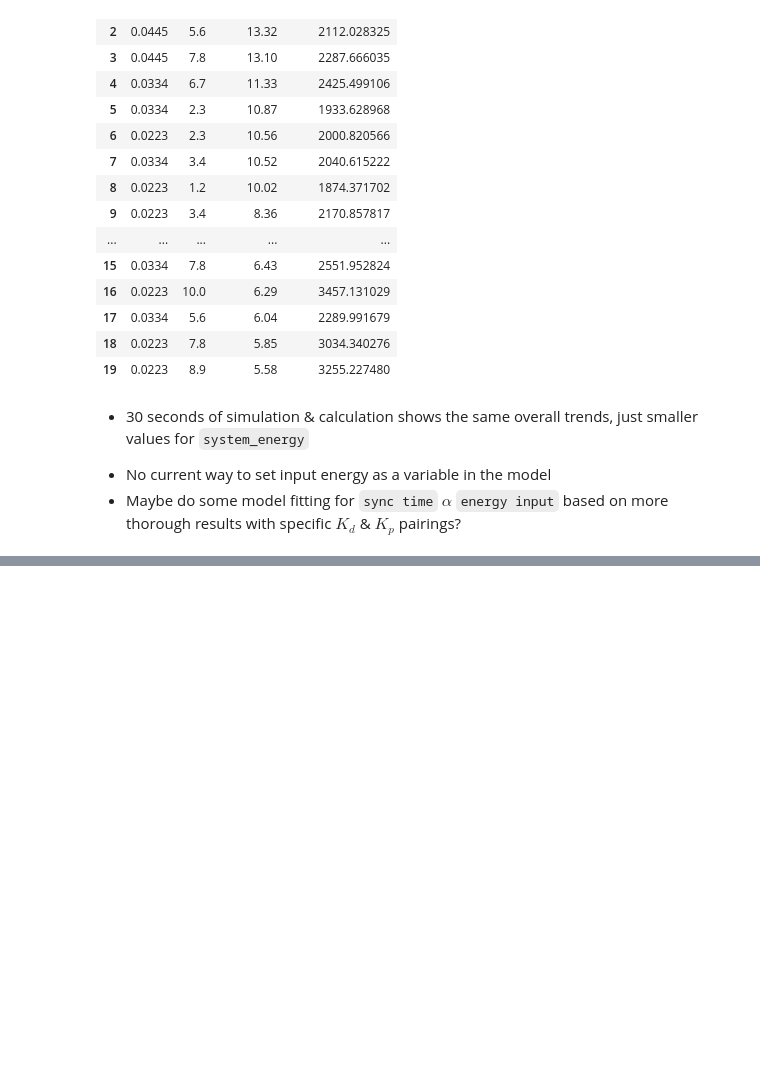
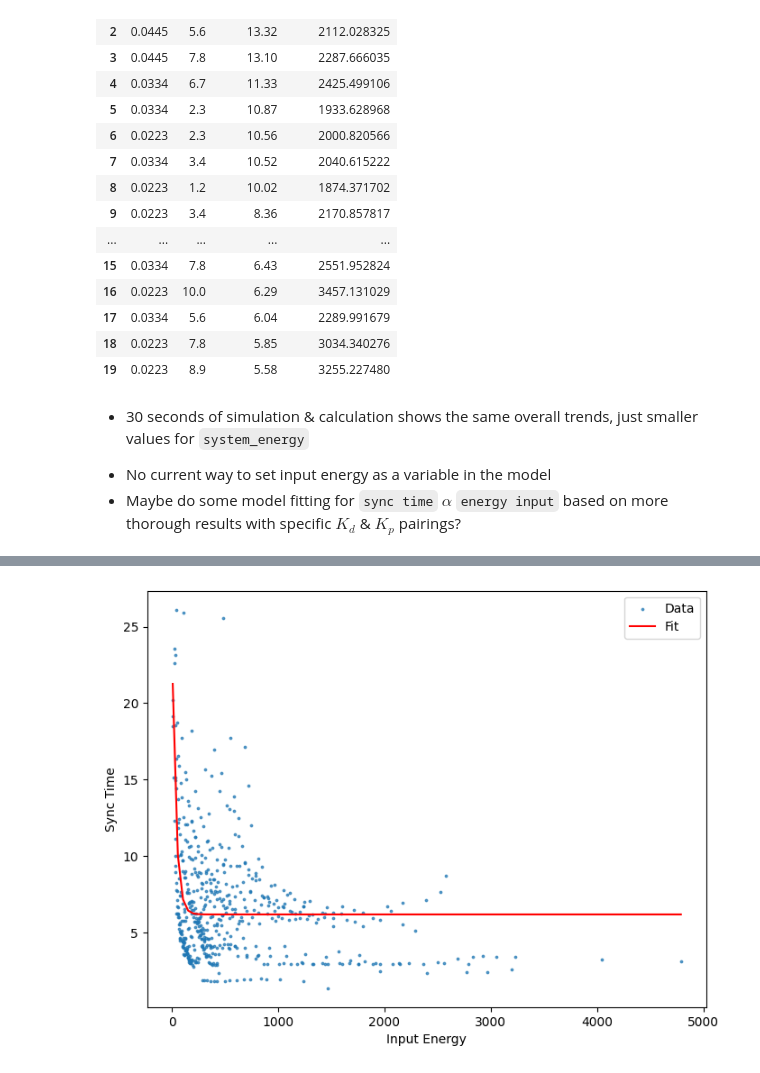
Before and after one commit to eric-yhchen/MDM2-Group-09, a Jupyter notebook: LC Model FLC Tests.ipynb, the cells around one changed output, grey strips where cells are left out. Cells and saved outputs as stored; diff of their text form; code cells hidden in the pictures; blank space fills up the shorter version.

```diff
--- a/LC Model FLC Tests.ipynb
+++ b/LC Model FLC Tests.ipynb
@@ -915,0 +1041,36 @@ data.head(20)
+# %%
+# save the dataset to a csv so it doesnt have to be re-generated every time
+# data.to_csv("energy_to_sync.csv")
+
+# read in dataset
+data = read_csv("energy_to_sync.csv")
+# %%
+def poly_func(x, a, b, c):
+    return a * x**2 + b * x + c
+
+def exp_func(x, a, b, c):
+    return a * np.exp(-b * x) + c
+
+def decay_func(x, a , b, c):
+    return a ** x + b * x + c
+
+def polynomial_frac(x, a, b, c, d):
+    num = a * x
+    den = b * x**3 + c
+    return num/den + d
+
+coefs, _ = curve_fit(exp_func, data["input_energy"], data["sync_time"])
+#print(f"a: {coefs[0]}, b: {coefs[1]}, c: {coefs[2]}, d: {coefs[3]}")
+
+x_fit = np.linspace(data["input_energy"].min(), data["input_energy"].max(), 100)
+y_fit = exp_func(x_fit, *coefs)
+
+plt.figure(figsize=(8, 6))
+plt.scatter(data["input_energy"], data["sync_time"], alpha=0.7, label="Data", s=3)
+plt.plot(x_fit, y_fit, color="red", label="Fit")
+plt.xlabel("Input Energy")
+plt.ylabel("Sync Time")
+plt.legend()
+plt.show()
+# %% [output]
+[figure, added]
```
Also changed, not shown: parts of 12 cells of this notebook, 1 other file.
